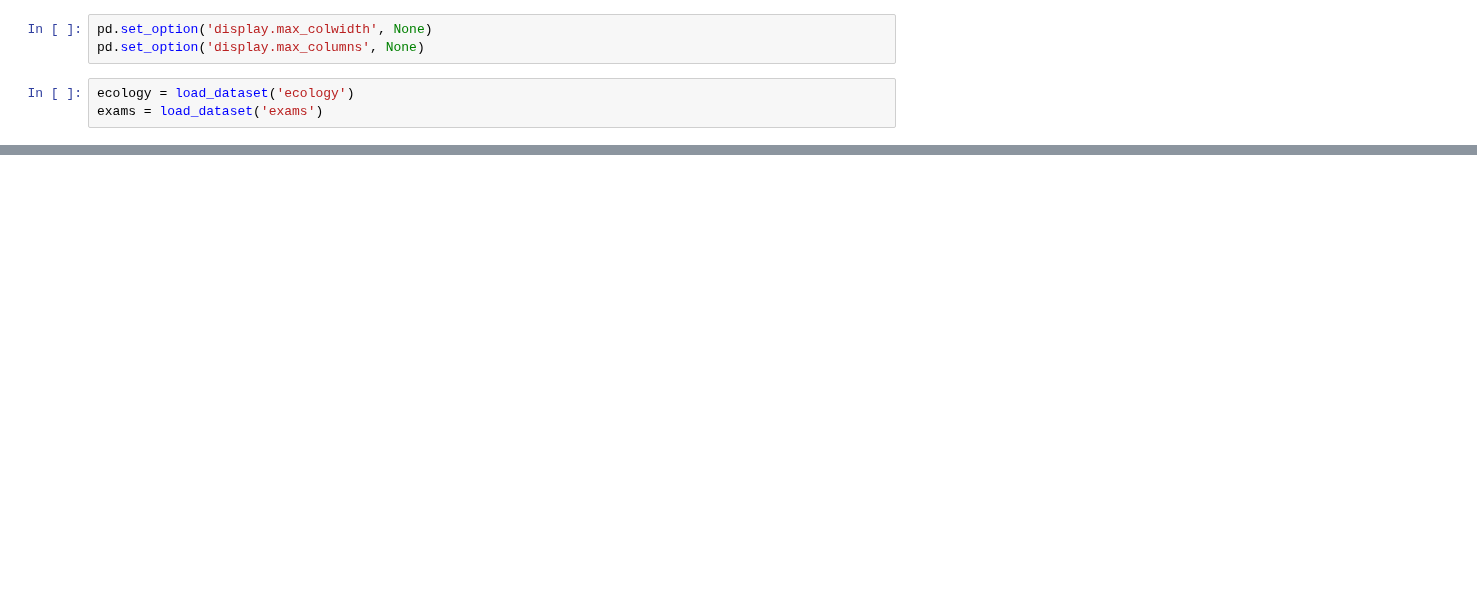
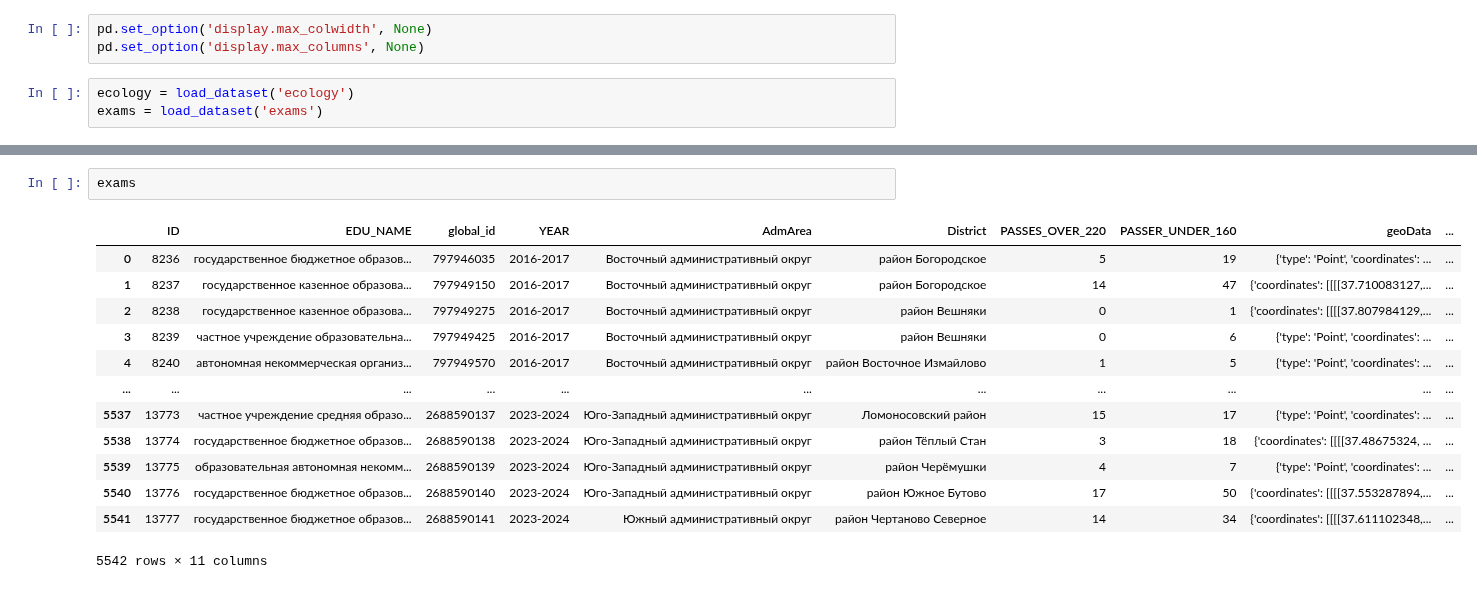
Before and after one commit to allseenn/dipai, a Jupyter notebook: 04.ipynb, the cells around one changed output, grey strips where cells are left out. Cells and saved outputs as stored; diff of their text form; blank space fills up the shorter version.

```diff
--- a/04.ipynb
+++ b/04.ipynb
@@ -71,0 +195,16 @@ ecology['geo'] = ecology.apply(lambda row: create_geodataframe(row, 'air'), axis
+# %%
+exams
+# %% [output]
+|  | ID | EDU_NAME | global_id | YEAR | AdmArea | District | PASSES_OVER_220 | PASSER_UNDER_160 | geoData | ... |
+| 0 | 8236 | государственное бюджетное образов... | 797946035 | 2016-2017 | Восточный административный округ | район Богородское | 5 | 19 | {'type': 'Point', 'coordinates': ... | ... |
+| 1 | 8237 | государственное казенное образова... | 797949150 | 2016-2017 | Восточный административный округ | район Богородское | 14 | 47 | {'coordinates': [[[[37.710083127,... | ... |
+| 2 | 8238 | государственное казенное образова... | 797949275 | 2016-2017 | Восточный административный округ | район Вешняки | 0 | 1 | {'coordinates': [[[[37.807984129,... | ... |
+| 3 | 8239 | частное учреждение образовательна... | 797949425 | 2016-2017 | Восточный административный округ | район Вешняки | 0 | 6 | {'type': 'Point', 'coordinates': ... | ... |
+| 4 | 8240 | автономная некоммерческая организ... | 797949570 | 2016-2017 | Восточный административный округ | район Восточное Измайлово | 1 | 5 | {'type': 'Point', 'coordinates': ... | ... |
+| ... | ... | ... | ... | ... | ... | ... | ... | ... | ... | ... |
+| 5537 | 13773 | частное учреждение средняя образо... | 2688590137 | 2023-2024 | Юго-Западный административный округ | Ломоносовский район | 15 | 17 | {'type': 'Point', 'coordinates': ... | ... |
+| 5538 | 13774 | государственное бюджетное образов... | 2688590138 | 2023-2024 | Юго-Западный административный округ | район Тёплый Стан | 3 | 18 | {'coordinates': [[[[37.48675324, ... | ... |
+| 5539 | 13775 | образовательная автономная некомм... | 2688590139 | 2023-2024 | Юго-Западный административный округ | район Черёмушки | 4 | 7 | {'type': 'Point', 'coordinates': ... | ... |
+| 5540 | 13776 | государственное бюджетное образов... | 2688590140 | 2023-2024 | Юго-Западный административный округ | район Южное Бутово | 17 | 50 | {'coordinates': [[[[37.553287894,... | ... |
+| 5541 | 13777 | государственное бюджетное образов... | 2688590141 | 2023-2024 | Южный административный округ | район Чертаново Северное | 14 | 34 | {'coordinates': [[[[37.611102348,... | ... |
+5542 rows × 11 columns
```
Also changed, not shown: parts of 6 cells of this notebook, 1 other file.
